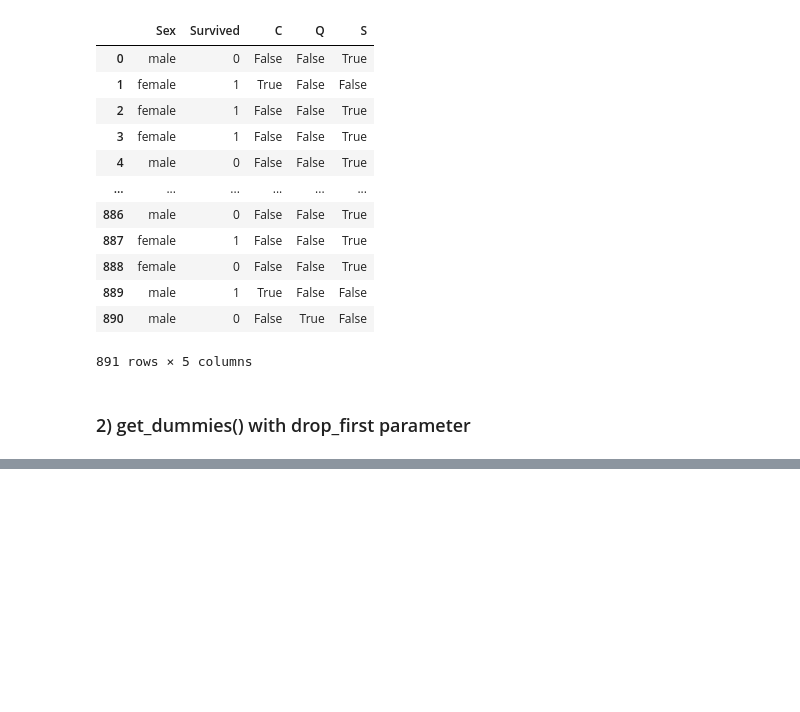
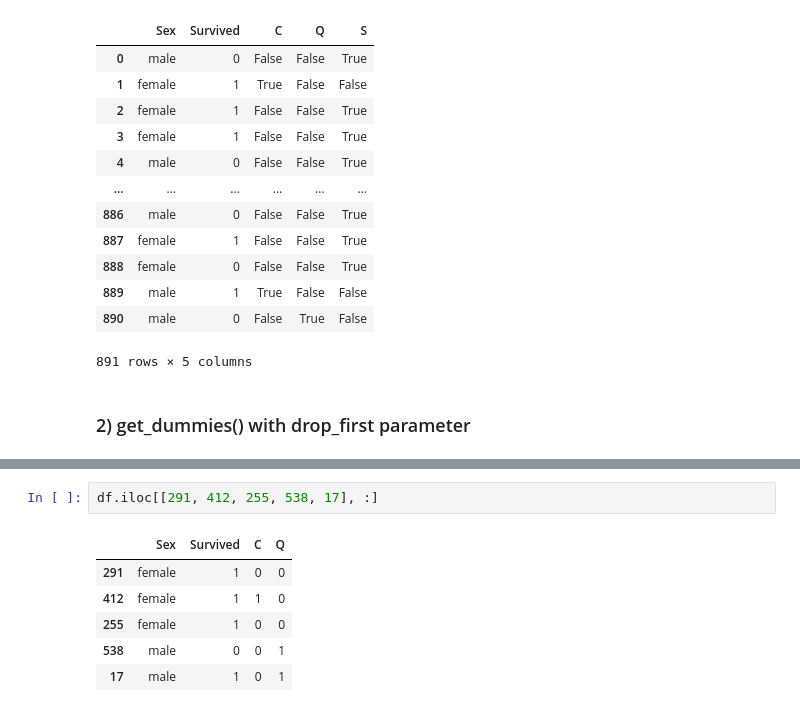
Before and after one commit to RavenWave/Machine_Learning_Algorithms, a Jupyter notebook: D_Help/D_1_Variable_Encodings/D_1_3_Dummy_Encoding-Nominal_Encoding.ipynb, the cells around one changed output, grey strips where cells are left out. Saved outputs shown, nothing was run; the diff lists cells and outputs as text; blank space fills up the shorter version.

```diff
--- a/D_Help/D_1_Variable_Encodings/D_1_3_Dummy_Encoding-Nominal_Encoding.ipynb
+++ b/D_Help/D_1_Variable_Encodings/D_1_3_Dummy_Encoding-Nominal_Encoding.ipynb
@@ -85,0 +91,9 @@ pd.get_dummies(df, columns=['Embarked'], drop_first=True)
+# %%
+df.iloc[[291, 412, 255, 538, 17], :]
+# %% [output]
+|  | Sex | Survived | C | Q |
+| 291 | female | 1 | 0 | 0 |
+| 412 | female | 1 | 1 | 0 |
+| 255 | female | 1 | 0 | 0 |
+| 538 | male | 0 | 0 | 1 |
+| 17 | male | 1 | 0 | 1 |
```
Also changed, not shown: parts of 4 cells of this notebook, 2 other files.
